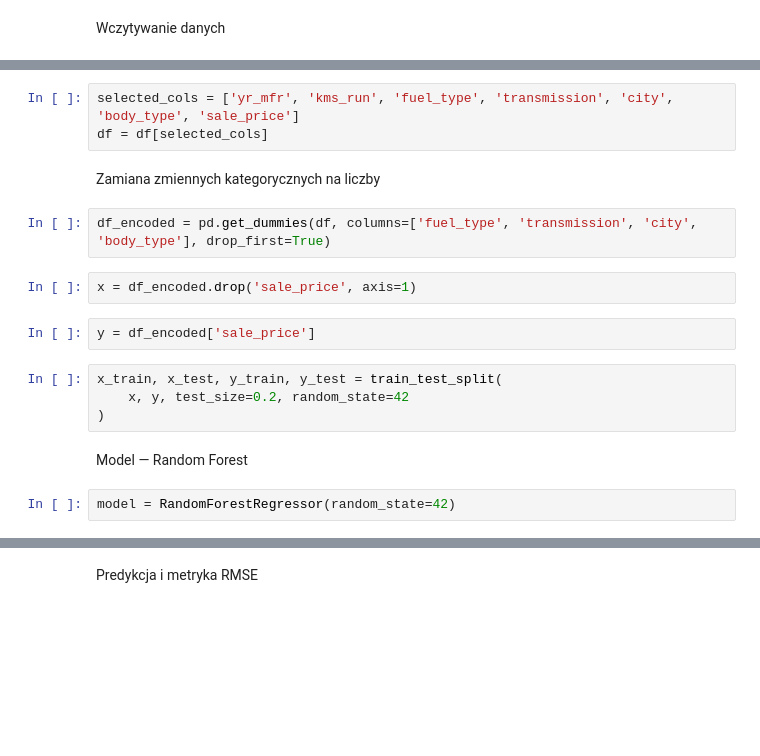
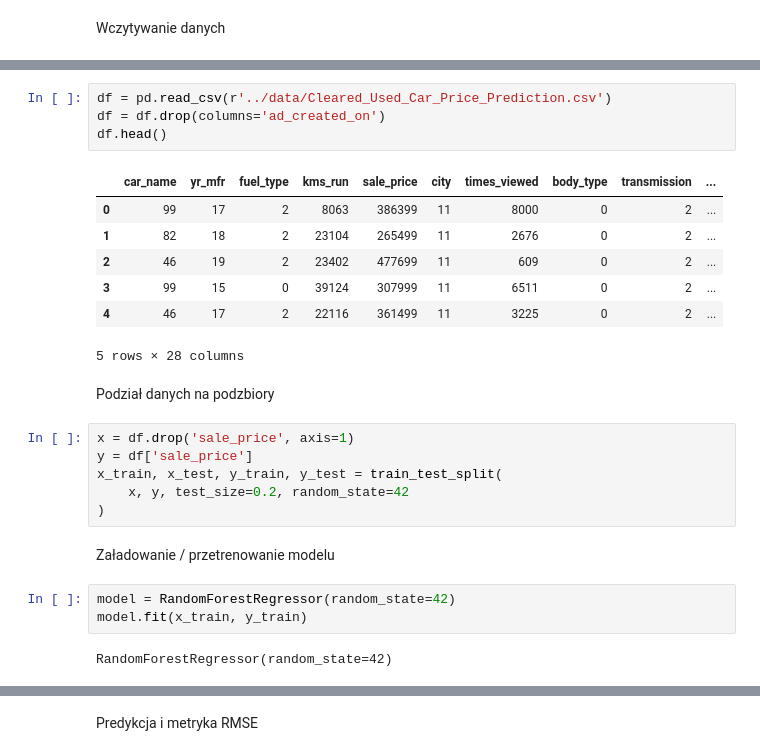
Before and after one commit to milenakoros/GRUPA_1_ASI, a Jupyter notebook: notebooks/02_baseline_ml.ipynb, the cells around one changed output, grey strips where cells are left out. Cells and saved outputs as stored; diff of their text form; blank space fills up the shorter version.

Commit message:
Zmiana 01_eda oraz 02_baseline - opis wyboru metryki, oraz podłączenie 02_baseline do przeczyszczonego zbioru danych

```diff
--- a/notebooks/02_baseline_ml.ipynb
+++ b/notebooks/02_baseline_ml.ipynb
@@ -29,19 +13,27 @@ df = df.dropna(subset=['sale_price', 'yr_mfr', 'kms_run'])
-# %%
-selected_cols = ['yr_mfr', 'kms_run', 'fuel_type', 'transmission', 'city', 'body_type', 'sale_price']
-df = df[selected_cols]
-# %% [markdown]
-Zamiana zmiennych kategorycznych na liczby
-# %%
-df_encoded = pd.get_dummies(df, columns=['fuel_type', 'transmission', 'city', 'body_type'], drop_first=True)
-# %%
-x = df_encoded.drop('sale_price', axis=1)
-# %%
-y = df_encoded['sale_price']
+# %%
+df = pd.read_csv(r'../data/Cleared_Used_Car_Price_Prediction.csv')
+df = df.drop(columns='ad_created_on')
+df.head()
+# %% [output]
+|  | car_name | yr_mfr | fuel_type | kms_run | sale_price | city | times_viewed | body_type | transmission | ... |
+| 0 | 99 | 17 | 2 | 8063 | 386399 | 11 | 8000 | 0 | 2 | ... |
+| 1 | 82 | 18 | 2 | 23104 | 265499 | 11 | 2676 | 0 | 2 | ... |
+| 2 | 46 | 19 | 2 | 23402 | 477699 | 11 | 609 | 0 | 2 | ... |
+| 3 | 99 | 15 | 0 | 39124 | 307999 | 11 | 6511 | 0 | 2 | ... |
+| 4 | 46 | 17 | 2 | 22116 | 361499 | 11 | 3225 | 0 | 2 | ... |
+5 rows × 28 columns
+# %% [markdown]
+Podział danych na podzbiory
 # %%
+x = df.drop('sale_price', axis=1)
+y = df['sale_price']
 x_train, x_test, y_train, y_test = train_test_split(
     x, y, test_size=0.2, random_state=42
 )
-# %% [markdown]
-Model — Random Forest
+# %% [markdown]
+Załadowanie / przetrenowanie modelu
 # %%
 model = RandomForestRegressor(random_state=42)
+model.fit(x_train, y_train)
+# %% [output]
+RandomForestRegressor(random_state=42)
```
Also changed, not shown: parts of 17 cells of this notebook, 1 other file.
